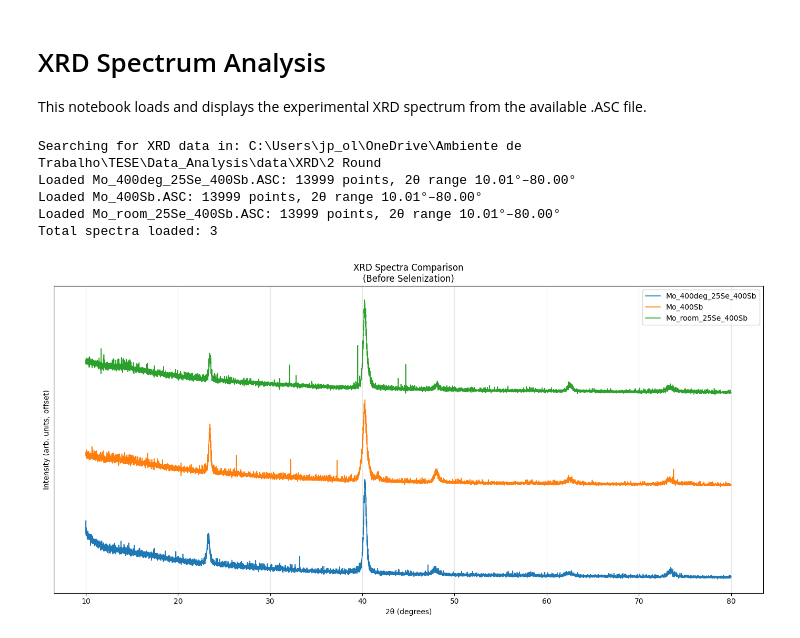
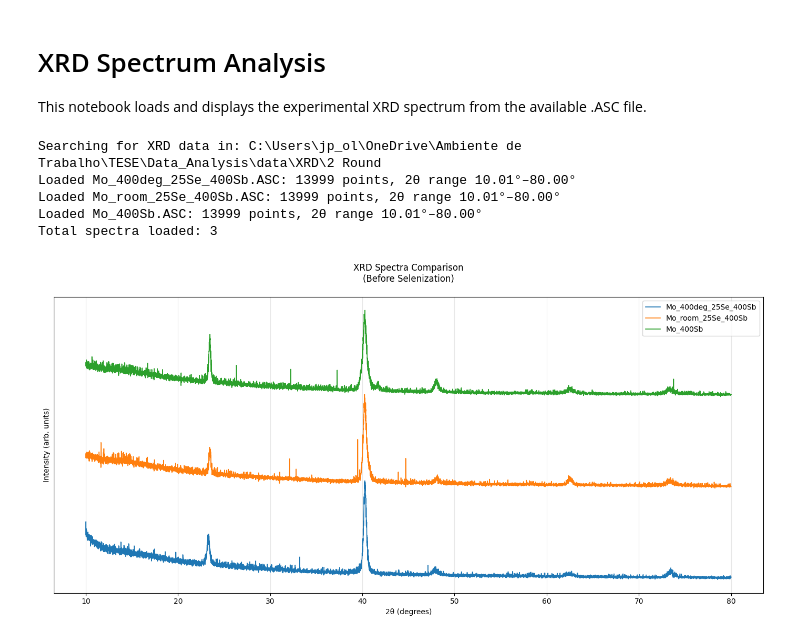
Before and after one commit to GarzonDiegoFEUP/Data_Analysis, a Jupyter notebook: XRD/XRD_Spectrum_Analysis.ipynb, the cells around one changed output. Cells and saved outputs as stored; diff of their text form; code cells hidden in the pictures.

```diff
--- a/XRD/XRD_Spectrum_Analysis.ipynb
+++ b/XRD/XRD_Spectrum_Analysis.ipynb
@@ -27,8 +27,8 @@ print(f'Searching for XRD data in: {xrd_folder}')
 # If selected_files is empty, all ASC files in the folder will be loaded.
 selected_files = [
     'Mo_400deg_25Se_400Sb.ASC',
+    'Mo_room_25Se_400Sb.ASC',
     'Mo_400Sb.ASC',
-    'Mo_room_25Se_400Sb.ASC',
 ]
 
 if selected_files:
@@ -54,28 +54,28 @@ else:
 # %% [output]
 Searching for XRD data in: C:\Users\jp_ol\OneDrive\Ambiente de Trabalho\TESE\Data_Analysis\data\XRD\2 Round
 Loaded Mo_400deg_25Se_400Sb.ASC: 13999 points, 2θ range 10.01°–80.00°
+Loaded Mo_room_25Se_400Sb.ASC: 13999 points, 2θ range 10.01°–80.00°
 Loaded Mo_400Sb.ASC: 13999 points, 2θ range 10.01°–80.00°
-Loaded Mo_room_25Se_400Sb.ASC: 13999 points, 2θ range 10.01°–80.00°
 Total spectra loaded: 3
 # %%
 if spectra:
     plt.figure(figsize=(14, 7))
     colors = plt.cm.tab10.colors
     offset_step = 500
     for index, (name, theta, intensity) in enumerate(spectra):
         offset = index * offset_step
         color = colors[index % len(colors)]
         plt.plot(theta, intensity + offset, linewidth=1.2, label=f"{name.replace('.ASC', '')}", color=color)
 
-    plt.title('XRD Spectra Comparison\n(Before Selenization)')
+    plt.title('XRD Spectra Comparison\n(Before Selenization)\n')
     plt.xlabel('2θ (degrees)')
-    plt.ylabel('Intensity (arb. units, offset)')
+    plt.ylabel('Intensity (arb. units)')
     plt.yticks([])
     plt.grid(True, alpha=0.3)
     plt.legend(loc='upper right')
     plt.tight_layout()
     plt.show()
 else:
     print('No spectrum data available to plot.')
 # %% [output]
-[figure, old version]
+[figure, new version]
```
Also changed, not shown: 58 other files.
